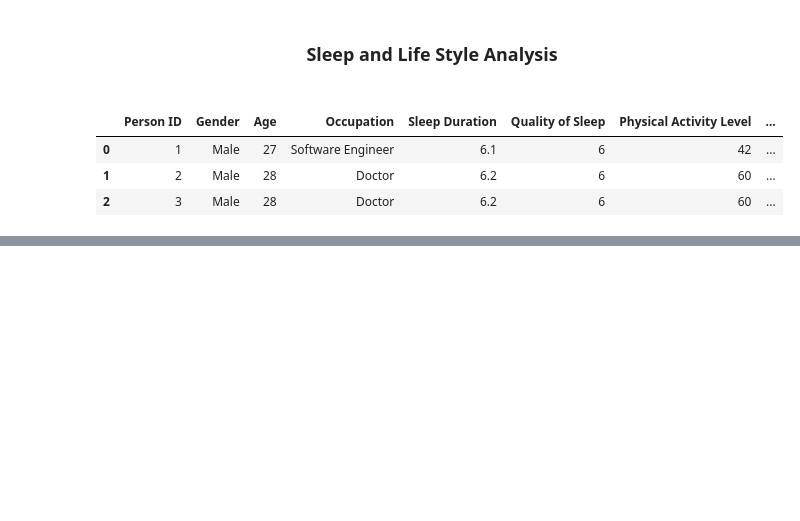
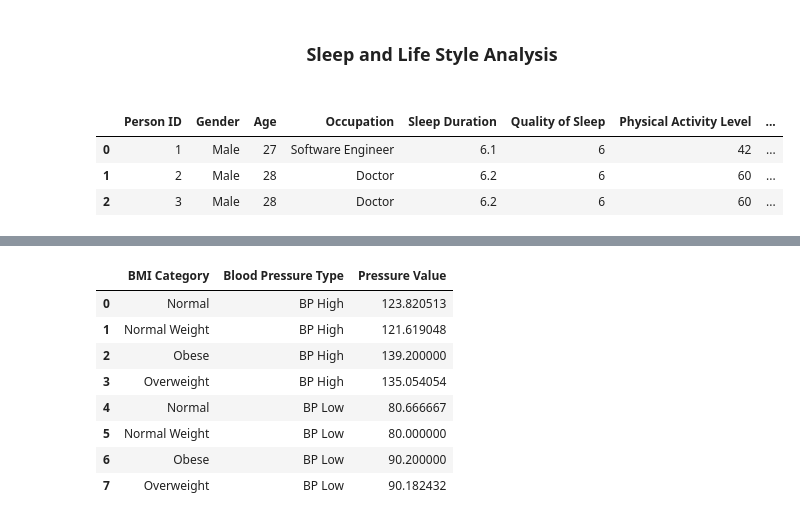
Before and after one commit to AshNumpy/Sleep-Health-ML-Project, a Jupyter notebook: Notebooks/visualization.ipynb, the cells around one changed output, grey strips where cells are left out. Drawn from its saved outputs; the diff is of its cells as text; code cells hidden in the pictures; blank space fills up the shorter version.

```diff
--- a/Notebooks/visualization.ipynb
+++ b/Notebooks/visualization.ipynb
@@ -340,0 +463,13 @@ fig.show()
+# %%
+bmi_bpressure = df.groupby('BMI Category')[['BP High', 'BP Low']].mean().reset_index();bmi_bpressure
+bmi_df = pd.melt(bmi_bpressure, id_vars='BMI Category', var_name='Blood Pressure Type', value_name='Pressure Value');bmi_df
+# %% [output]
+|  | BMI Category | Blood Pressure Type | Pressure Value |
+| 0 | Normal | BP High | 123.820513 |
+| 1 | Normal Weight | BP High | 121.619048 |
+| 2 | Obese | BP High | 139.200000 |
+| 3 | Overweight | BP High | 135.054054 |
+| 4 | Normal | BP Low | 80.666667 |
+| 5 | Normal Weight | BP Low | 80.000000 |
+| 6 | Obese | BP Low | 90.200000 |
+| 7 | Overweight | BP Low | 90.182432 |
```
Also changed, not shown: parts of 9 cells of this notebook.
